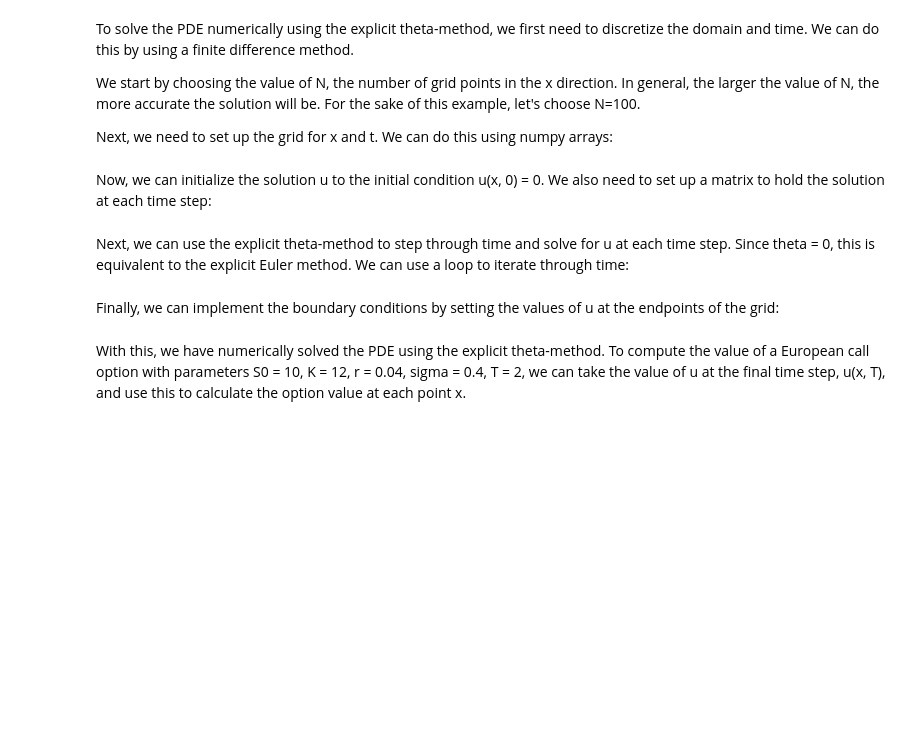
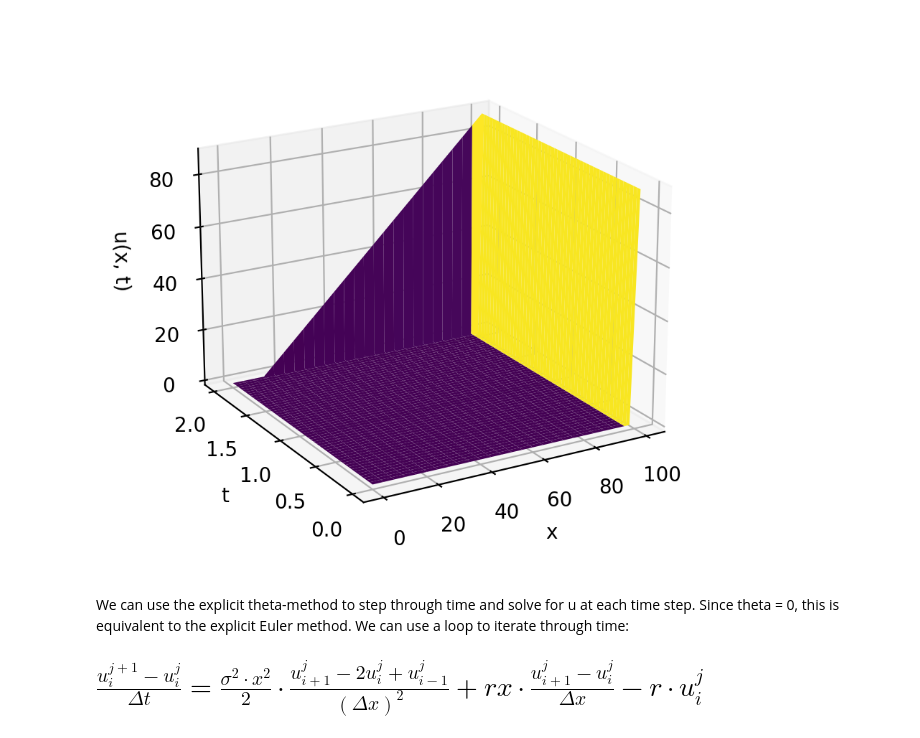
Before and after one commit to Spiegeldondi/comp_fin, a Jupyter notebook: ex10/10_3.ipynb, the cells around one changed output. Drawn from its saved outputs; the diff is of its cells as text; code cells hidden in the pictures; blank space fills up the shorter version.

```diff
--- a/ex10/10_3.ipynb
+++ b/ex10/10_3.ipynb
@@ -1,6 +0,0 @@
-# %% [markdown]
-To solve the PDE numerically using the explicit theta-method, we first need to discretize the domain and time. We can do this by using a finite difference method.
-
-We start by choosing the value of N, the number of grid points in the x direction. In general, the larger the value of N, the more accurate the solution will be. For the sake of this example, let's choose N=100.
-
-Next, we need to set up the grid for x and t. We can do this using numpy arrays:
@@ -20,2 +0,0 @@ t = np.linspace(0, T, int(T/dt) + 1)
-# %% [markdown]
-Now, we can initialize the solution u to the initial condition u(x, 0) = 0. We also need to set up a matrix to hold the solution at each time step:
@@ -28,3 +32,29 @@ u[0, :] = 0
+# %%
+# Create a 3D figure
+fig = plt.figure(dpi=200)
+ax = fig.add_subplot(111, projection='3d')
+
+# Generate the x, y, and z values for the plot
+X, Y = np.meshgrid(x, t)
+Z = u.T
+
+# Create the surface plot
+ax.plot_surface(X, Y, Z, cmap='viridis')
+
+# Label the axes
+ax.set_xlabel('x')
+ax.set_ylabel('t')
+ax.set_zlabel('u(x, t)')
+
+# Change perspective
+ax.view_init(20, 240)
+
+# Show the plot
+plt.show()
+# %% [output]
+[figure, added]
 # %% [markdown]
-Next, we can use the explicit theta-method to step through time and solve for u at each time step. Since theta = 0, this is equivalent to the explicit Euler method. We can use a loop to iterate through time:
+We can use the explicit theta-method to step through time and solve for u at each time step. Since theta = 0, this is equivalent to the explicit Euler method. We can use a loop to iterate through time:
+
+# $\frac{u^{j+1}_{i}-u^{j}_{i}}{\Delta t} = \frac{\sigma^2 \cdot x^2}{2} \cdot \frac{u^{j}_{i+1} - 2u^{j}_{i} + u^{j}_{i-1}}{(\Delta x)^2} + r x \cdot \frac{u^{j}_{i+1}-u^{j}_{i}}{\Delta x} - r\cdot u^{j}_{i}$
 # %%
@@ -39,2 +64,0 @@ for n in range(0, len(t)-1):
-# %% [markdown]
-Finally, we can implement the boundary conditions by setting the values of u at the endpoints of the grid:
@@ -46,2 +64,0 @@ u[-1, :] = np.maximum(x - K, 0)
-# %% [markdown]
-With this, we have numerically solved the PDE using the explicit theta-method. To compute the value of a European call option with parameters S0 = 10, K = 12, r = 0.04, sigma = 0.4, T = 2, we can take the value of u at the final time step, u(x, T), and use this to calculate the option value at each point x.
```
Also changed, not shown: parts of 10 cells of this notebook, 4 other files.
